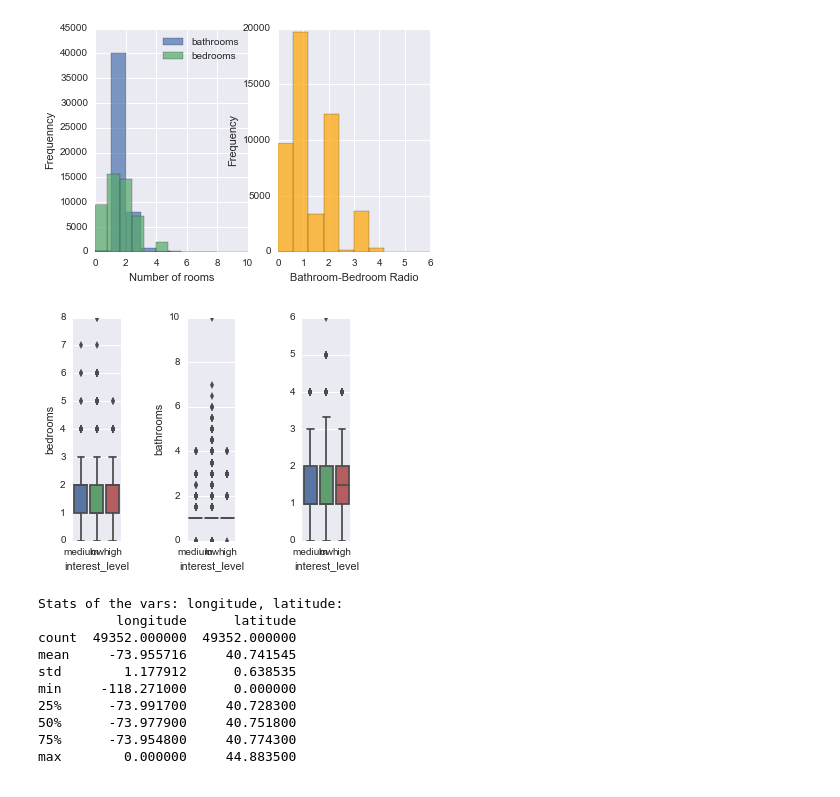
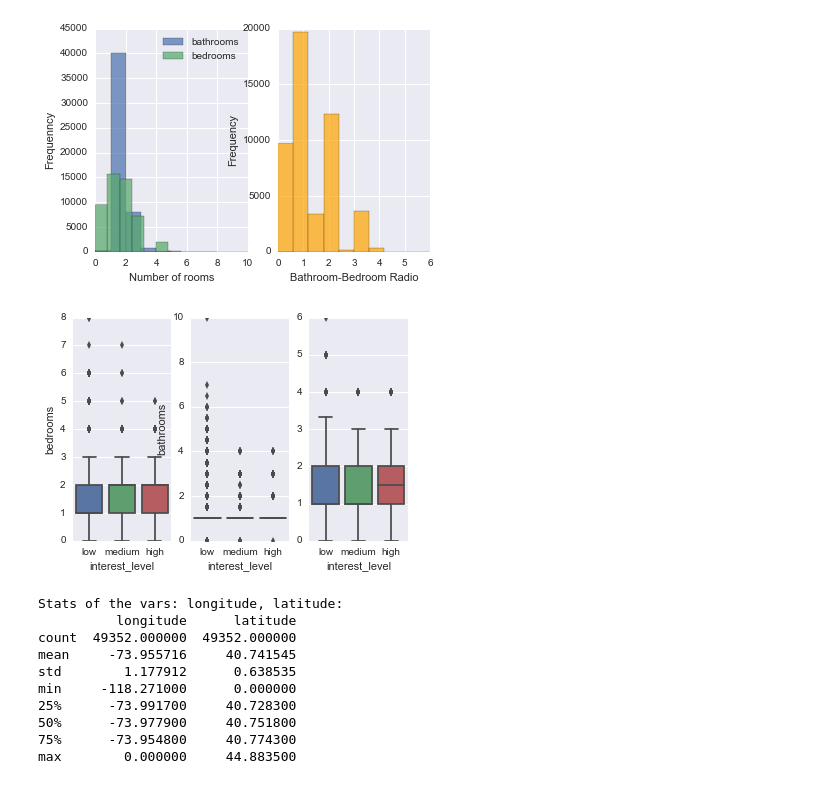
Before and after one commit to al825/Reatal_List_Classification, a Jupyter notebook: rental_list_classification.ipynb, the cells around one changed output. Drawn from its saved outputs; the diff is of its cells as text; code cells hidden in the pictures.

```diff
--- a/rental_list_classification.ipynb
+++ b/rental_list_classification.ipynb
@@ -99,15 +99,15 @@ dtype: float64
 [figure]
 # %%
 # Boxplots of number of bedroom, bathrooms and bb_ratio faceted by interest level
-ax = plt.subplot(1, 6, 1)
-sns.boxplot(x='interest_level', y='bedrooms', data=train_set, ax=ax)
-ax = plt.subplot(1, 6, 3)
-sns.boxplot(x='interest_level', y='bathrooms', data=train_set, ax=ax)
-ax = plt.subplot(1, 6, 5)
-sns.boxplot(x=train_set['interest_level'], y=bb_ratio, ax=ax)
+ax = plt.subplot(1, 3, 1)
+sns.boxplot(x='interest_level', y='bedrooms', data=train_set, ax=ax, order=('low', 'medium', 'high'))
+ax = plt.subplot(1, 3, 2)
+sns.boxplot(x='interest_level', y='bathrooms', data=train_set, ax=ax, order=('low', 'medium', 'high'))
+ax = plt.subplot(1, 3, 3)
+sns.boxplot(x=train_set['interest_level'], y=bb_ratio, ax=ax,order=('low', 'medium', 'high'))
 plt.show()
 # %% [output]
-[figure, old version]
+[figure, new version]
 # %%
 # longitute and latitude
 print('Stats of the vars: longitude, latitude:')
```
Also changed, not shown: parts of 5 cells of this notebook.
